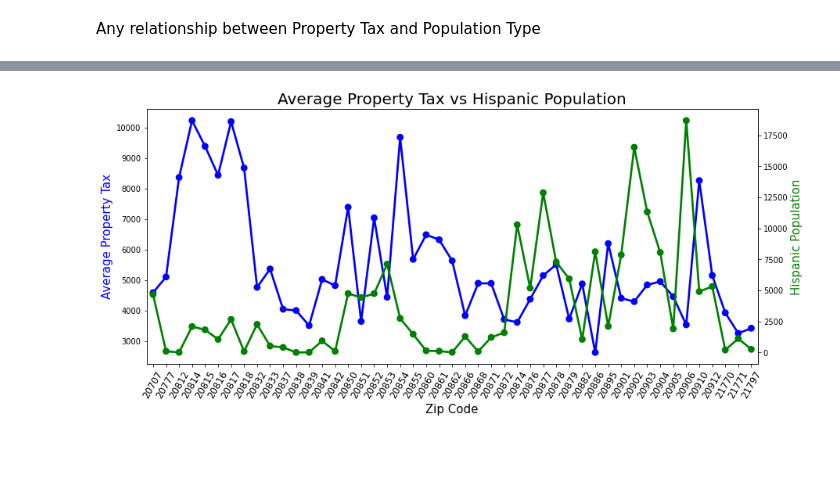
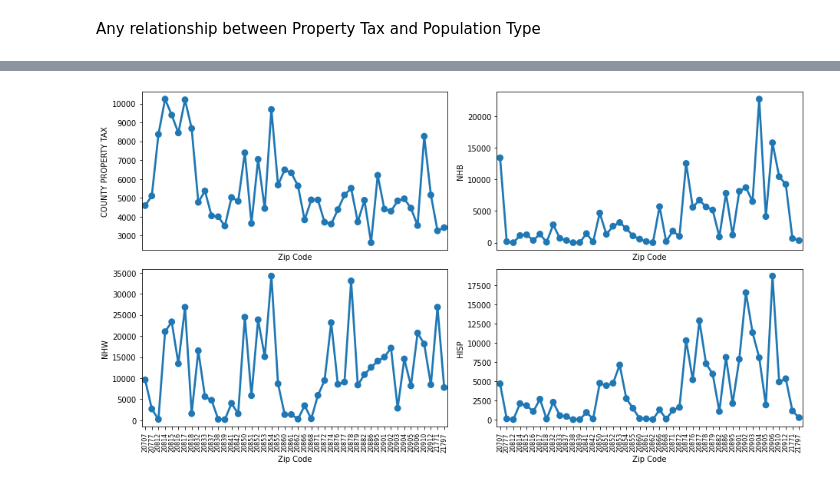
Before and after one commit to dspark0419/DATA-205, a Jupyter notebook: Project_Tax.ipynb, the cells around one changed output, grey strips where cells are left out. Saved outputs shown, nothing was run; the diff lists cells and outputs as text; code cells hidden in the pictures; blank space fills up the shorter version.

```diff
--- a/Project_Tax.ipynb
+++ b/Project_Tax.ipynb
@@ -311,16 +238,23 @@ plt.show()
-# %%
-fig, ax = plt.subplots(figsize=[14,6])
-
-sns.pointplot(ax=ax, data=mcPop_tax, x='ZCTA5N', y='COUNTY PROPERTY TAX', color='blue', marker='o', ci=None)
-ax1 = ax.twinx()
-sns.pointplot(ax=ax1, data=mcPop_tax, x='ZCTA5N', y='HISP', color='green', marker='o')
-
-ax.set_title('Average Property Tax vs Hispanic Population', size=20)
-ax.set_xticklabels(mcPop_tax['ZCTA5N'].unique(), rotation=60, size=12)
-ax.set_xlabel('Zip Code', size=15)
-ax.set_ylabel('Average Property Tax', size=15, color='blue')
-ax1.set_ylabel('Hispanic Population', size=15, color='green')
-
-plt.show()
-# %% [output]
-[figure, removed]
+# %%
+fig, ax = plt.subplots(2, 2, figsize=[13,7], sharex=True) # sharex=True, sharey=True, gridspec_kw={'hspace': 0, 'wspace': 0}
+sns.pointplot(ax=ax[0,0], data=mcPopTax, x='ZCTA5N', y='COUNTY PROPERTY TAX', ci=None)
+sns.pointplot(ax=ax[0,1], data=mcPopTax, x='ZCTA5N', y='NHB', ci=None)
+sns.pointplot(ax=ax[1,0], data=mcPopTax, x='ZCTA5N', y='NHW', ci=None)
+sns.pointplot(ax=ax[1,1], data=mcPopTax, x='ZCTA5N', y='HISP', ci=None)
+
+ax[0,0].tick_params(bottom=False)
+ax[0,1].tick_params(bottom=False)
+
+ax[0,0].set_xlabel('Zip Code')
+ax[0,1].set_xlabel('Zip Code')
+ax[1,0].set_xlabel('Zip Code')
+ax[1,1].set_xlabel('Zip Code')
+
+ax[1,0].set_xticklabels(mcPopTax['ZCTA5N'].unique(), rotation=90, size=8)
+ax[1,1].set_xticklabels(mcPopTax['ZCTA5N'].unique(), rotation=90, size=8)
+
+fig.tight_layout()  # spcing between plots
+
+plt.show()
+# %% [output]
+[figure, added]
```
Also changed, not shown: parts of 51 cells of this notebook.
